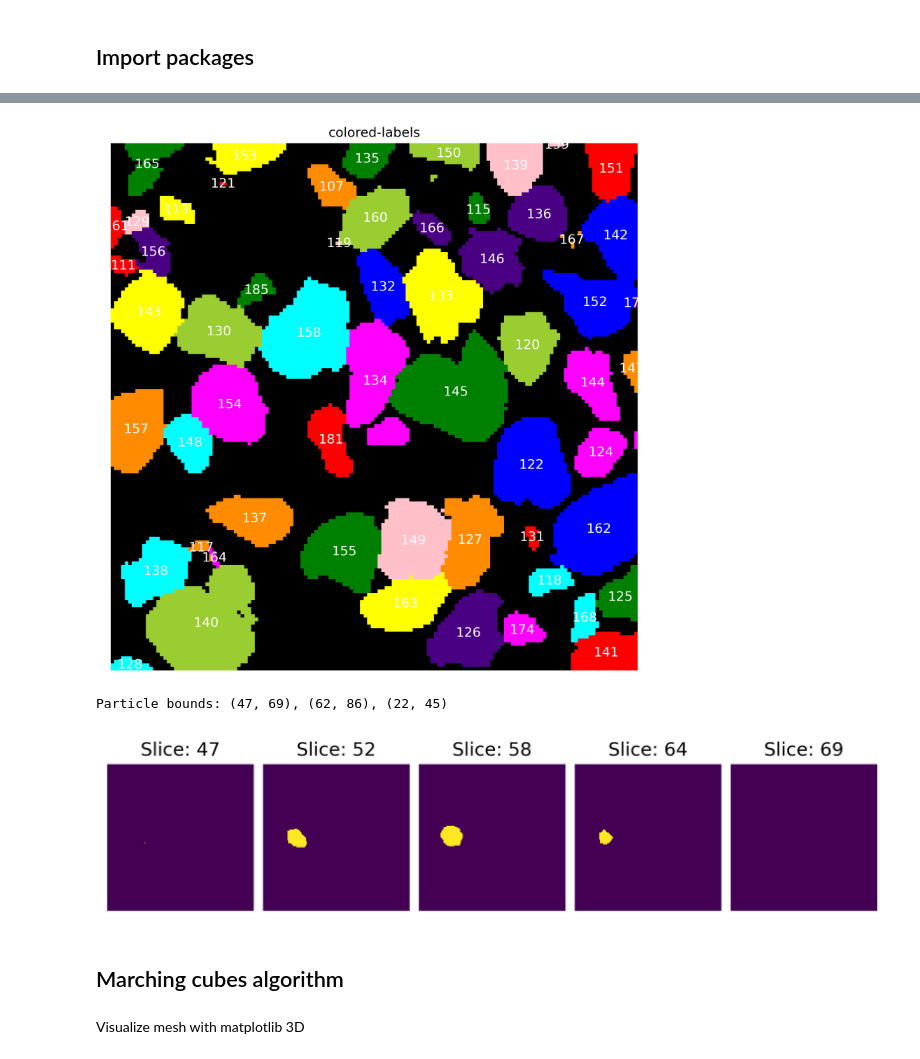
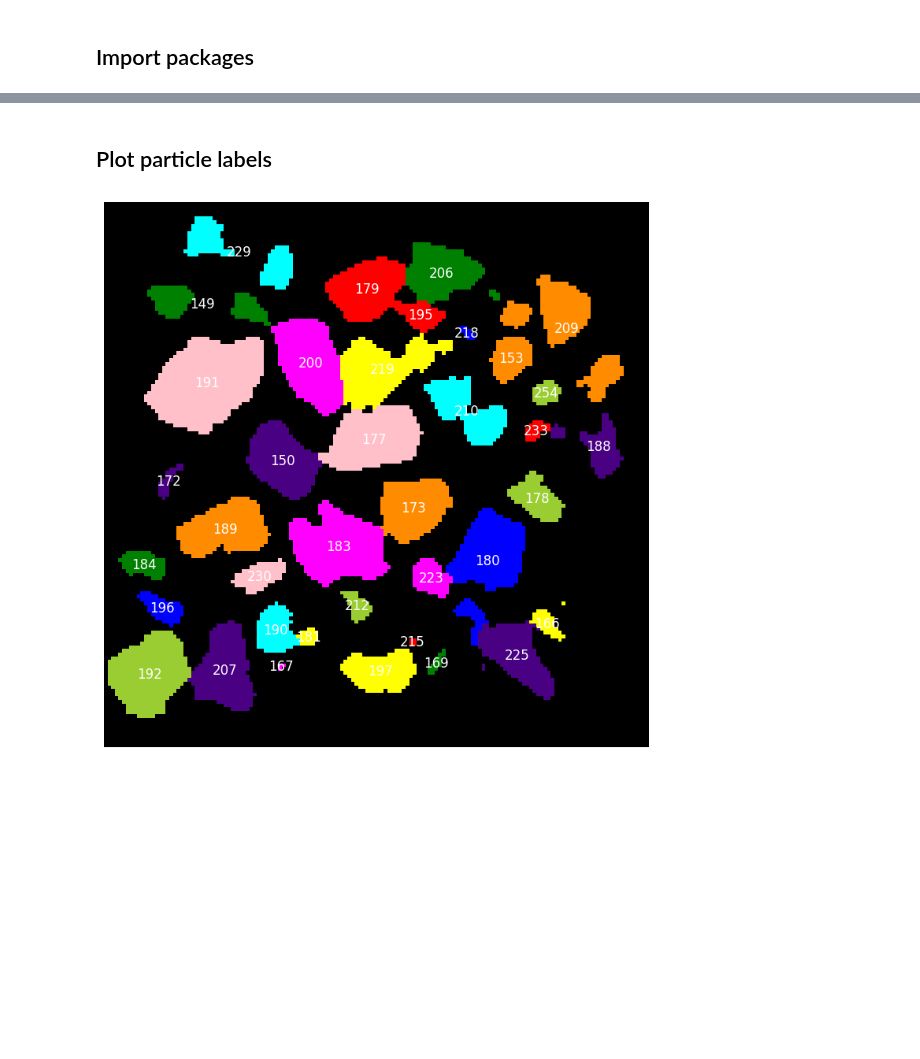
Before and after one commit to GusBusDraws/Segmentflow, a Jupyter notebook: example-single-particle.ipynb, the cells around one changed output, grey strips where cells are left out. Drawn from its saved outputs; the diff is of its cells as text; code cells hidden in the pictures; blank space fills up the shorter version.

Commit message:
Extend example workflow to include mesh postprocessing steps

```diff
--- a/example-single-particle.ipynb
+++ b/example-single-particle.ipynb
@@ -56,0 +32,32 @@ plt.show()
+# %%
+# Load YAML inputs into ui dictionary
+yaml_path = Path('segmentflow-input.yml')
+ui = segment.load_inputs(yaml_path)
+# Load images as 3D array from a directory containing images
+imgs = segment.load_images(
+        ui['ct_img_dir'],
+        slice_crop=ui['slice_crop'],
+        row_crop=[450, 600],
+        col_crop=[100, 250],
+        file_suffix=ui['file_suffix'])
+# Preprocess images
+imgs_pre = segment.preprocess(
+        imgs,
+        median_filter=ui['pre_seg_med_filter'],
+        rescale_intensity_range=ui['rescale_range'])
+# Binarize images
+imgs_binarized, thresh_vals = segment.binarize_multiotsu(
+        imgs_pre, n_otsu_classes=ui['n_otsu_classes'],
+        n_selected_thresholds=ui['n_selected_classes'])
+# Segment images
+segment_dict = segment.watershed_segment(
+        imgs_binarized,
+        min_peak_distance=ui['min_peak_dist'],
+        use_int_dist_map=ui['use_int_dist_map'],
+        exclude_borders=ui['exclude_borders'],
+        return_dict=True)
+# Plot segmentation results
+fig, axes = segment.plot_segment_steps(
+        imgs, imgs_pre, imgs_binarized, segment_dict,
+        slices=ui['seg_fig_slices'])
+plt.show()
@@ -57,16 +81,7 @@ plt.show()
+# %% [markdown]
+## Plot particle labels
 # %%
-fig, ax = segment.show_particle_labels(segment_dict, 55)
+fig, ax = segment.plot_particle_labels(segment_dict, 50)
 plt.show()
 # %% [output]
-[figure, old version]
+[figure, new version]
-# %%
-imgs_particle = segment.isolate_particle(segment_dict, 154)
-fig, axes = segment.plot_particle_slices(imgs_particle, n_slices=5)
-plt.show()
-# %% [output]
-Particle bounds: (47, 69), (62, 86), (22, 45)
-[figure, removed]
-# %% [markdown]
-## Marching cubes algorithm
-# %% [markdown]
-Visualize mesh with matplotlib 3D
```
Also changed, not shown: parts of 22 cells of this notebook.
